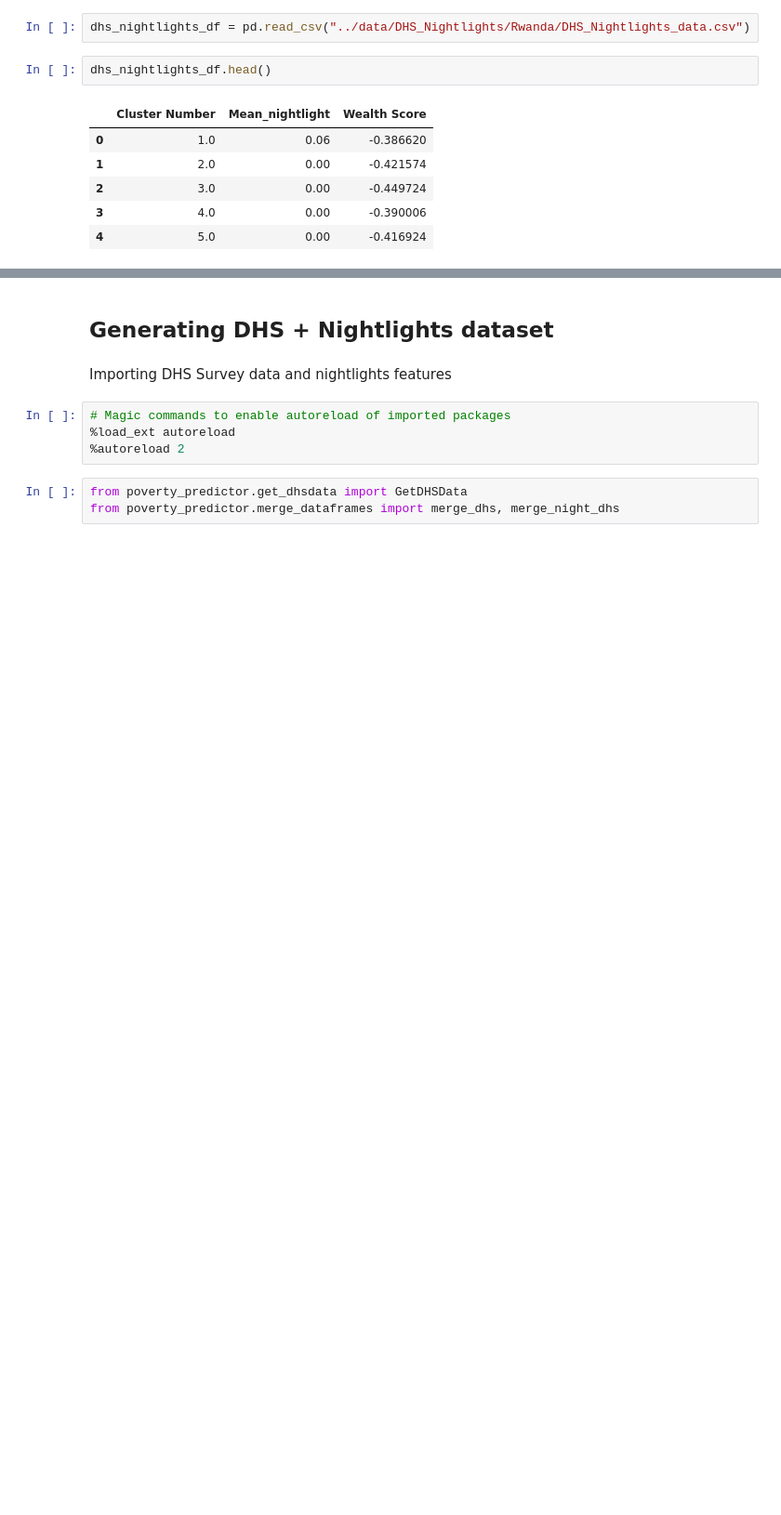
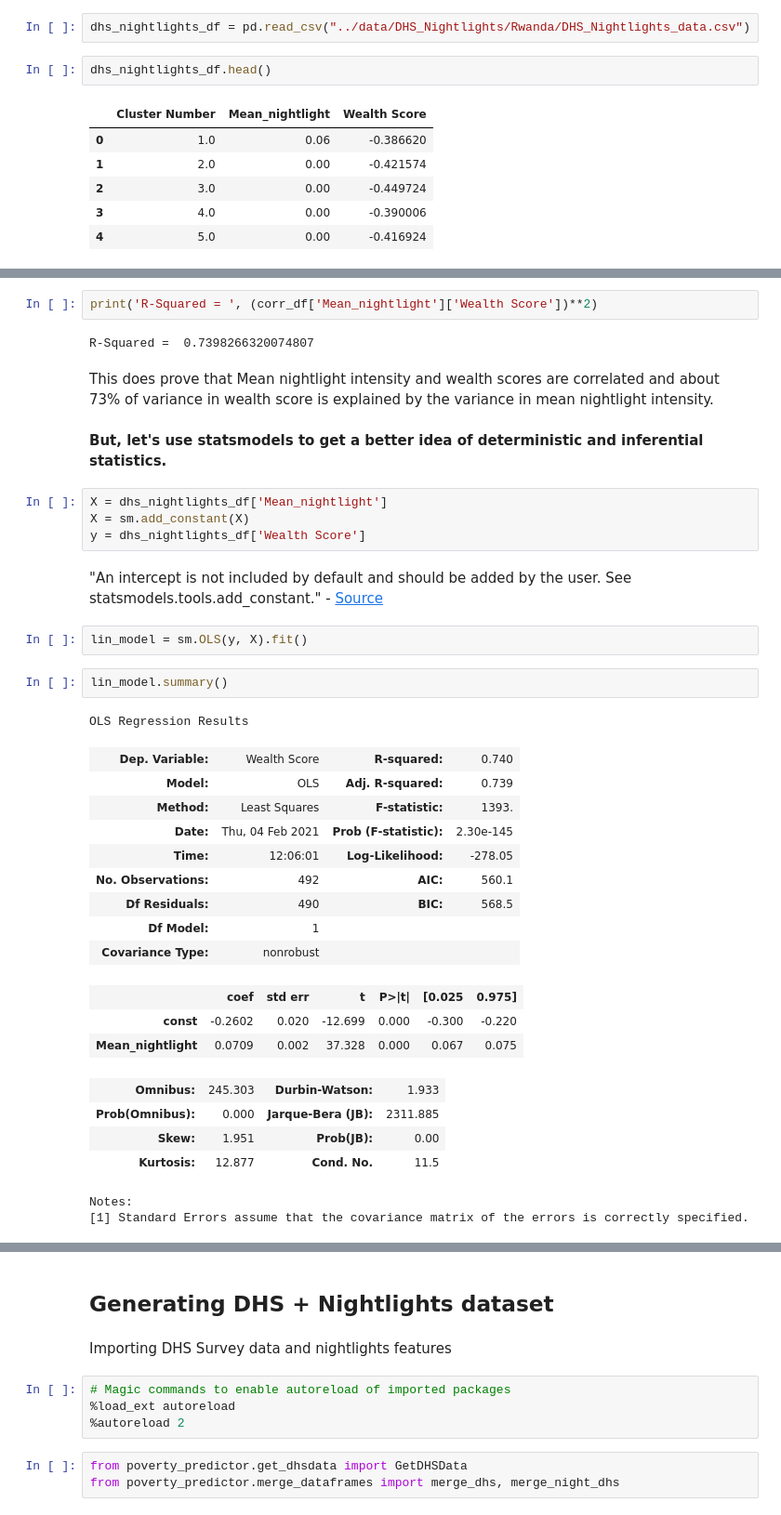
Before and after one commit to aishwaryawahane/poverty_predictor, a Jupyter notebook: notebooks/Nightlight_DHS_Analysis.ipynb, the cells around one changed output, grey strips where cells are left out. Shown at 93% size. Drawn from its saved outputs; the diff is of its cells as text; blank space fills up the shorter version.

Commit message:
Worked on regression analysis

```diff
--- a/notebooks/Nightlight_DHS_Analysis.ipynb
+++ b/notebooks/Nightlight_DHS_Analysis.ipynb
@@ -37,3 +44,41 @@ dhs_nightlights_df.profile_report()
+# %%
+print('R-Squared = ', (corr_df['Mean_nightlight']['Wealth Score'])**2)
+# %% [output]
+R-Squared =  0.7398266320074807
+# %% [markdown]
+This does prove that Mean nightlight intensity and wealth scores are correlated and about 73% of variance in wealth score is explained by the variance in mean nightlight intensity.
+# %% [markdown]
+**But, let's use statsmodels to get a better idea of deterministic and inferential statistics.**
+# %%
+X = dhs_nightlights_df['Mean_nightlight']
+X = sm.add_constant(X)
+y = dhs_nightlights_df['Wealth Score']
+# %% [markdown]
+"An intercept is not included by default and should be added by the user. See statsmodels.tools.add_constant." - [Source](https://www.statsmodels.org/devel/generated/statsmodels.regression.linear_model.OLS.html)
+# %%
+lin_model = sm.OLS(y, X).fit()
+# %%
+lin_model.summary()
+# %% [output]
+OLS Regression Results
+| Dep. Variable: | Wealth Score | R-squared: | 0.740 |
+| Model: | OLS | Adj. R-squared: | 0.739 |
+| Method: | Least Squares | F-statistic: | 1393. |
+| Date: | Thu, 04 Feb 2021 | Prob (F-statistic): | 2.30e-145 |
+| Time: | 12:06:01 | Log-Likelihood: | -278.05 |
+| No. Observations: | 492 | AIC: | 560.1 |
+| Df Residuals: | 490 | BIC: | 568.5 |
+| Df Model: | 1 |  |  |
+| Covariance Type: | nonrobust |  |  |
+|  | coef | std err | t | P>|t| | [0.025 | 0.975] |
+| const | -0.2602 | 0.020 | -12.699 | 0.000 | -0.300 | -0.220 |
+| Mean_nightlight | 0.0709 | 0.002 | 37.328 | 0.000 | 0.067 | 0.075 |
+| Omnibus: | 245.303 | Durbin-Watson: | 1.933 |
+| Prob(Omnibus): | 0.000 | Jarque-Bera (JB): | 2311.885 |
+| Skew: | 1.951 | Prob(JB): | 0.00 |
+| Kurtosis: | 12.877 | Cond. No. | 11.5 |
+Notes:
+[1] Standard Errors assume that the covariance matrix of the errors is correctly specified.
 # %% [markdown]
 <a id='generating_dataset'></a>
 # %% [markdown]
```
Also changed, not shown: parts of 9 cells of this notebook, 1 other file.
